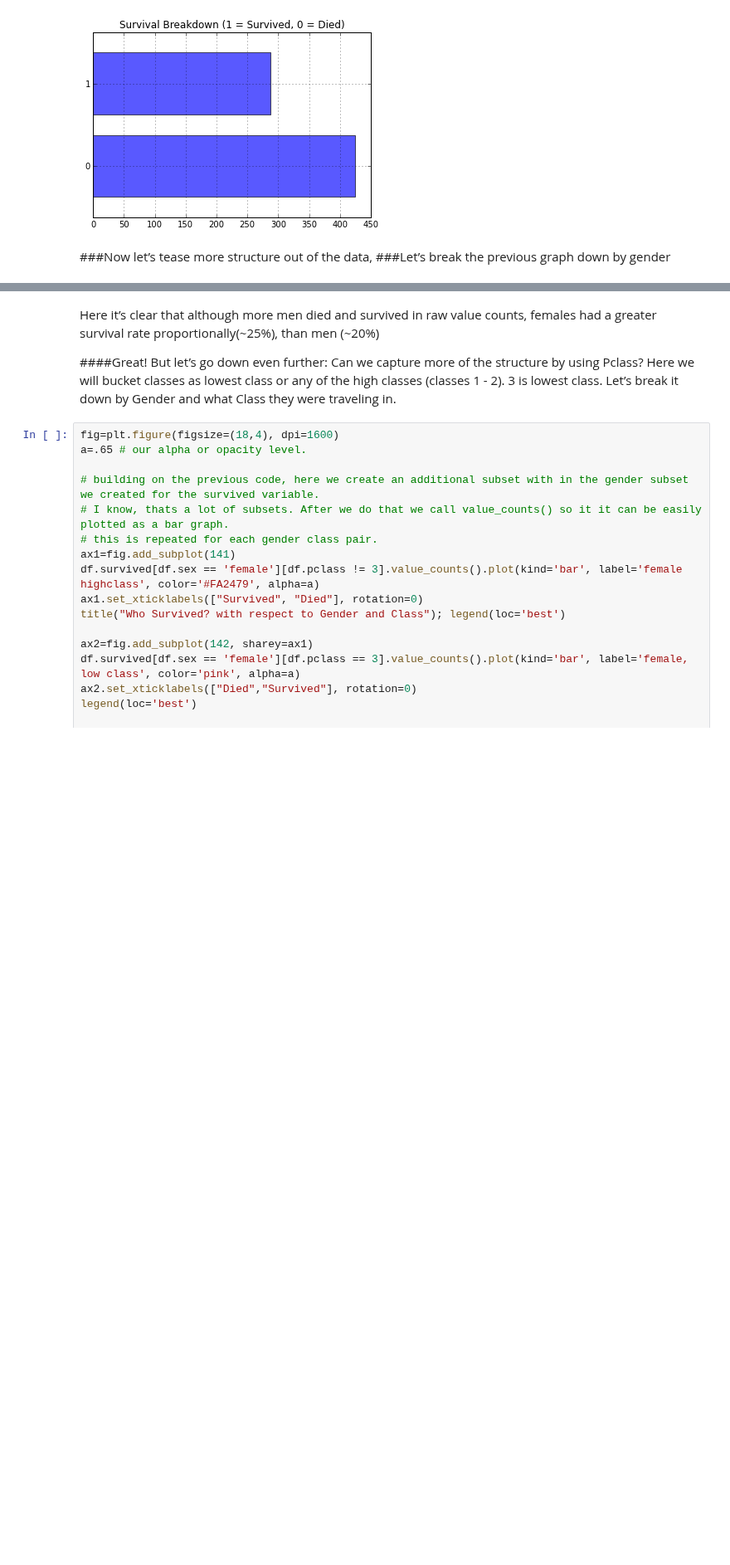
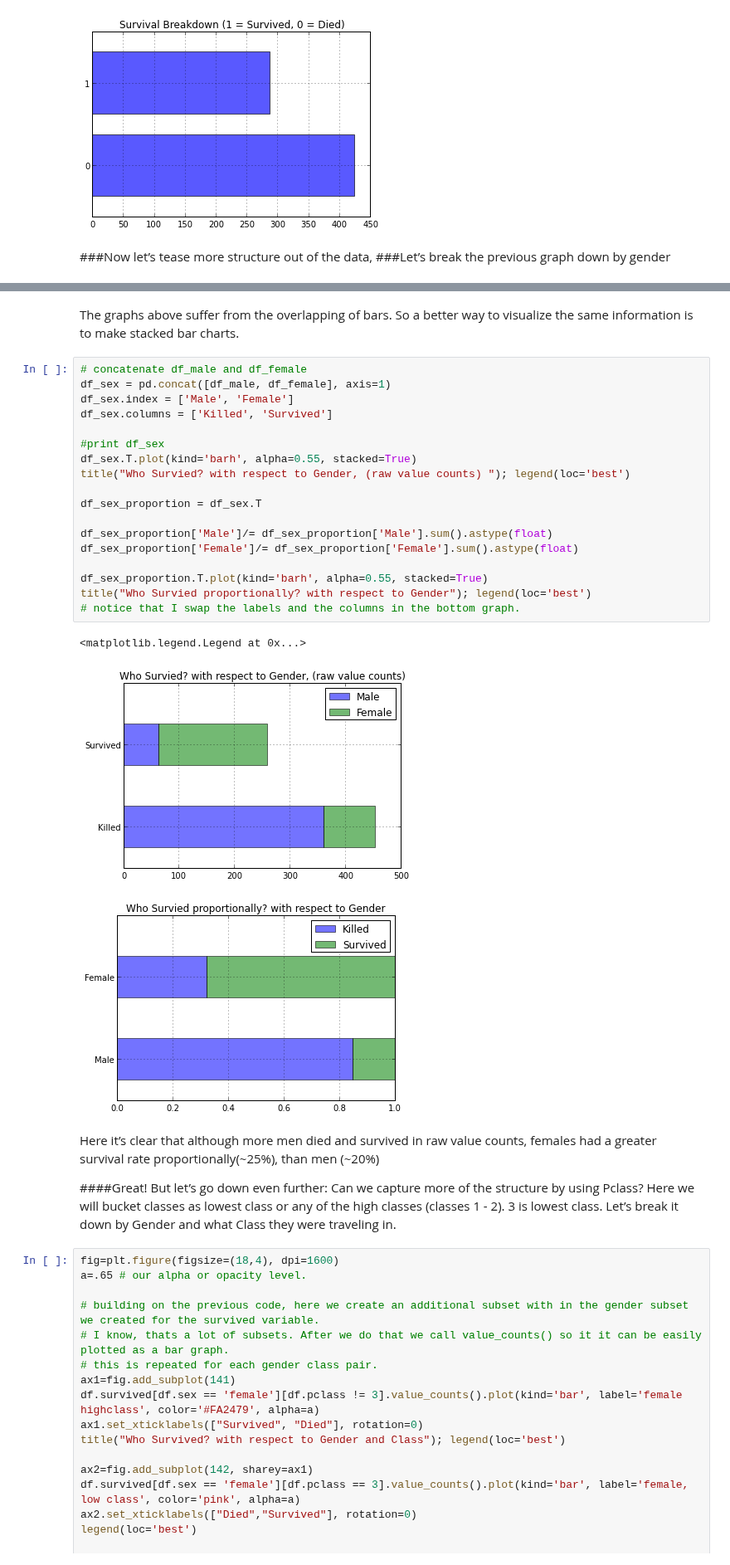
Before and after one commit to agconti/kaggle-titanic, a Jupyter notebook: Titanic.ipynb, the cells around one changed output, grey strips where cells are left out. Shown at 83% size. Drawn from its saved outputs; the diff is of its cells as text; blank space fills up the shorter version.

```diff
--- a/Titanic.ipynb
+++ b/Titanic.ipynb
@@ -202,3 +207,27 @@ title("Who Survived proportionally? with respect to Gender"); legend(loc='best')
+# %% [markdown]
+The graphs above suffer from the overlapping of bars. So a better way to visualize the same information is to make stacked bar charts.
+# %%
+# concatenate df_male and df_female
+df_sex = pd.concat([df_male, df_female], axis=1)
+df_sex.index = ['Male', 'Female']
+df_sex.columns = ['Killed', 'Survived']
+
+#print df_sex
+df_sex.T.plot(kind='barh', alpha=0.55, stacked=True)
+title("Who Survied? with respect to Gender, (raw value counts) "); legend(loc='best')
+
+df_sex_proportion = df_sex.T
+
+df_sex_proportion['Male']/= df_sex_proportion['Male'].sum().astype(float)
+df_sex_proportion['Female']/= df_sex_proportion['Female'].sum().astype(float)
+
+df_sex_proportion.T.plot(kind='barh', alpha=0.55, stacked=True)
+title("Who Survied proportionally? with respect to Gender"); legend(loc='best')
+# notice that I swap the labels and the columns in the bottom graph.
+# %% [output]
+<matplotlib.legend.Legend at 0x...>
+[figure, added]
+[figure, added]
 # %% [markdown]
 Here it’s clear that although more men died and survived in raw value counts, females had a greater survival rate proportionally(~25%), than men (~20%)
 
```
Also changed, not shown: parts of 3 cells of this notebook.
